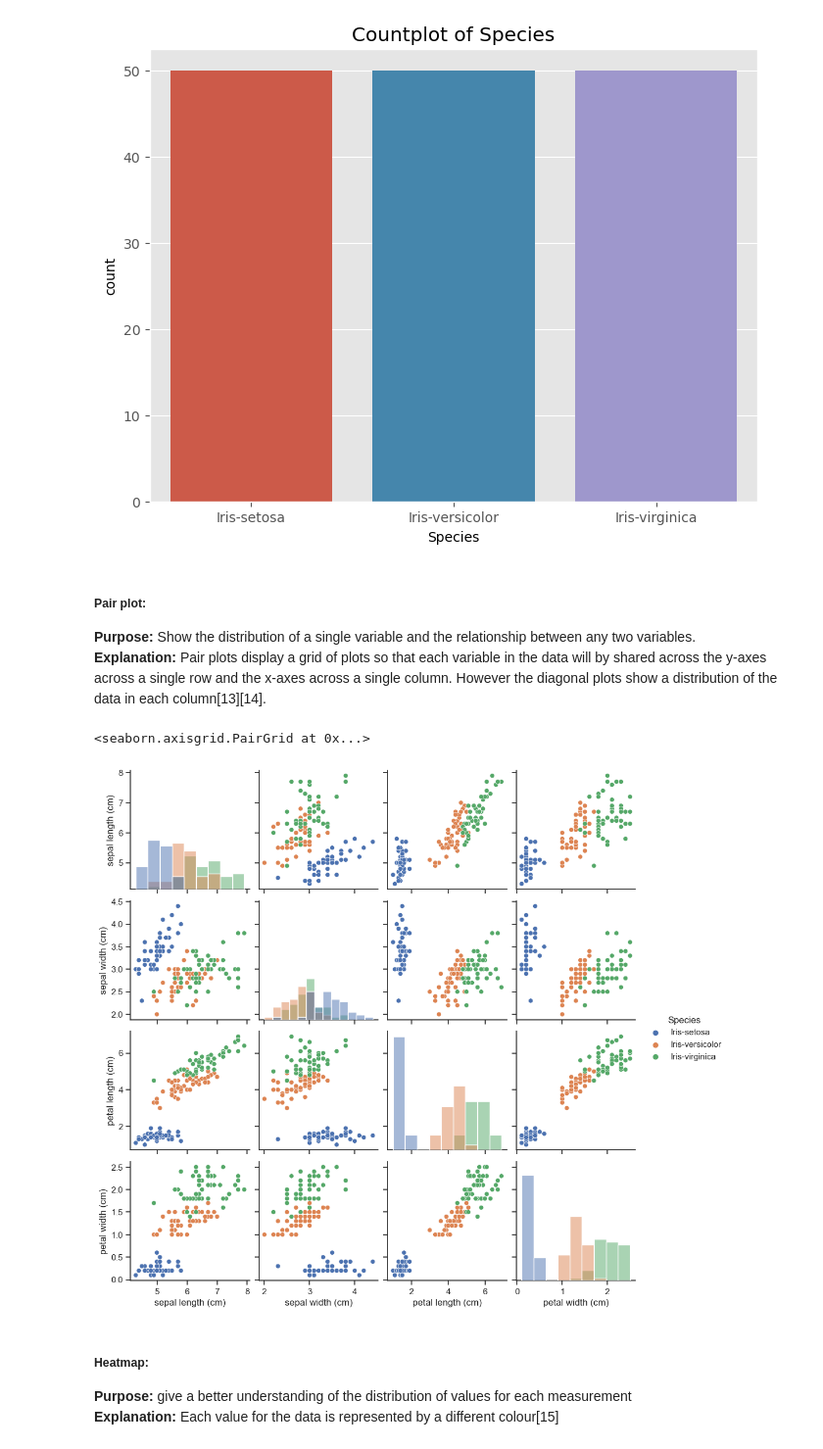
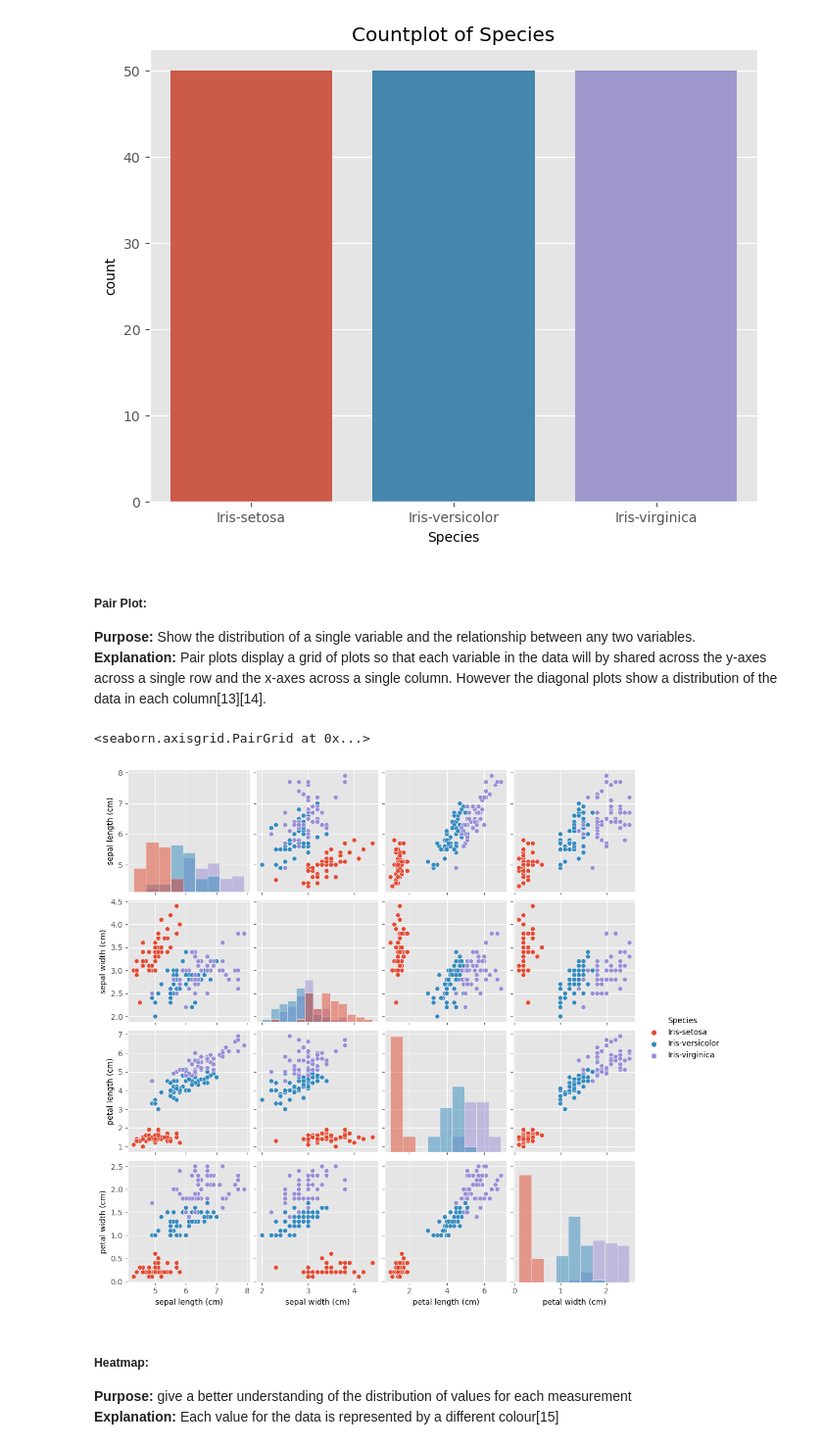
Before and after one commit to decvfox/fofda-assessment, a Jupyter notebook: project.ipynb, the cells around one changed output. Shown at 98% size. Drawn from its saved outputs; the diff is of its cells as text; code cells hidden in the pictures.

```diff
--- a/project.ipynb
+++ b/project.ipynb
@@ -162,15 +162,14 @@ plt.show()
 # %% [output]
 [figure]
 # %% [markdown]
-##### Pair plot:
+##### Pair Plot:
 **Purpose:** Show the distribution of a single variable and the relationship between any two variables.\
 **Explanation:** Pair plots display a grid of plots so that each variable in the data will by shared across the y-axes across a single row and the x-axes across a single column. However the diagonal plots show a distribution of the data in each column[13][14].
 # %%
-sns.set_theme(style="ticks")
 sns.pairplot(df, hue="Species", diag_kind='hist')
 # %% [output]
 <seaborn.axisgrid.PairGrid at 0x...>
-[figure, old version]
+[figure, new version]
 # %% [markdown]
 ##### Heatmap:
 **Purpose:** give a better understanding of the distribution of values for each measurement\
```
Also changed, not shown: parts of 2 cells of this notebook, 1 other file.
